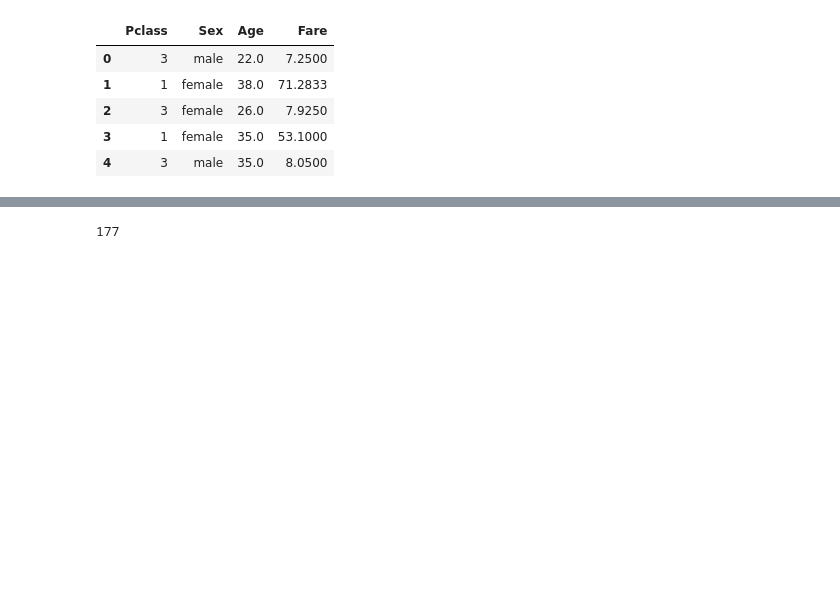
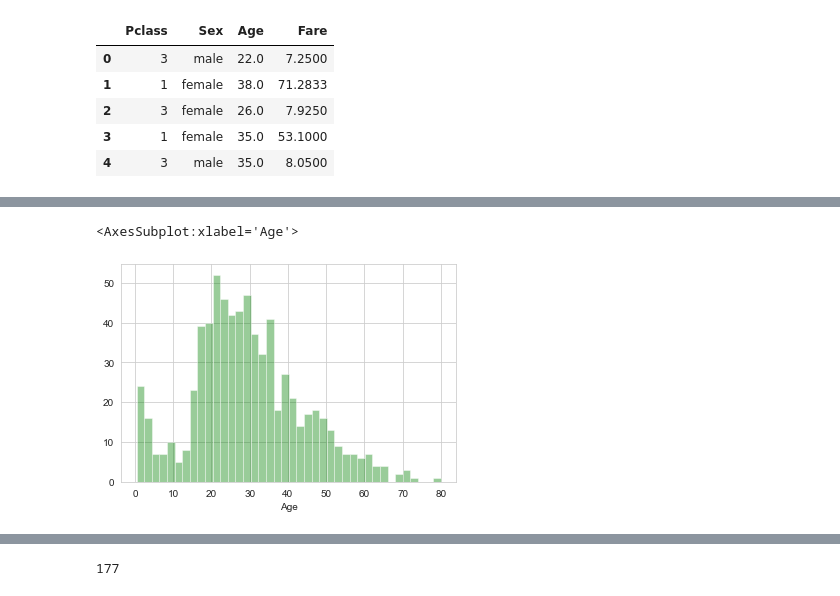
Before and after one commit to aby005/DecisionTreeClassifier-for-Titanic-Datset, a Jupyter notebook: DecisionTreeClassifier for Titanic dataset.ipynb, the cells around one changed output, grey strips where cells are left out. Saved outputs shown, nothing was run; the diff lists cells and outputs as text; code cells hidden in the pictures; blank space fills up the shorter version.

```diff
--- a/DecisionTreeClassifier for Titanic dataset.ipynb
+++ b/DecisionTreeClassifier for Titanic dataset.ipynb
@@ -32,0 +49,6 @@ X.head()
+# %%
+#Age range of passengers
+sn.distplot(df['Age'].dropna(),kde=False,color='green',bins=40)
+# %% [output]
+<AxesSubplot:xlabel='Age'>
+[figure, added]
```
Also changed, not shown: parts of 8 cells of this notebook.
